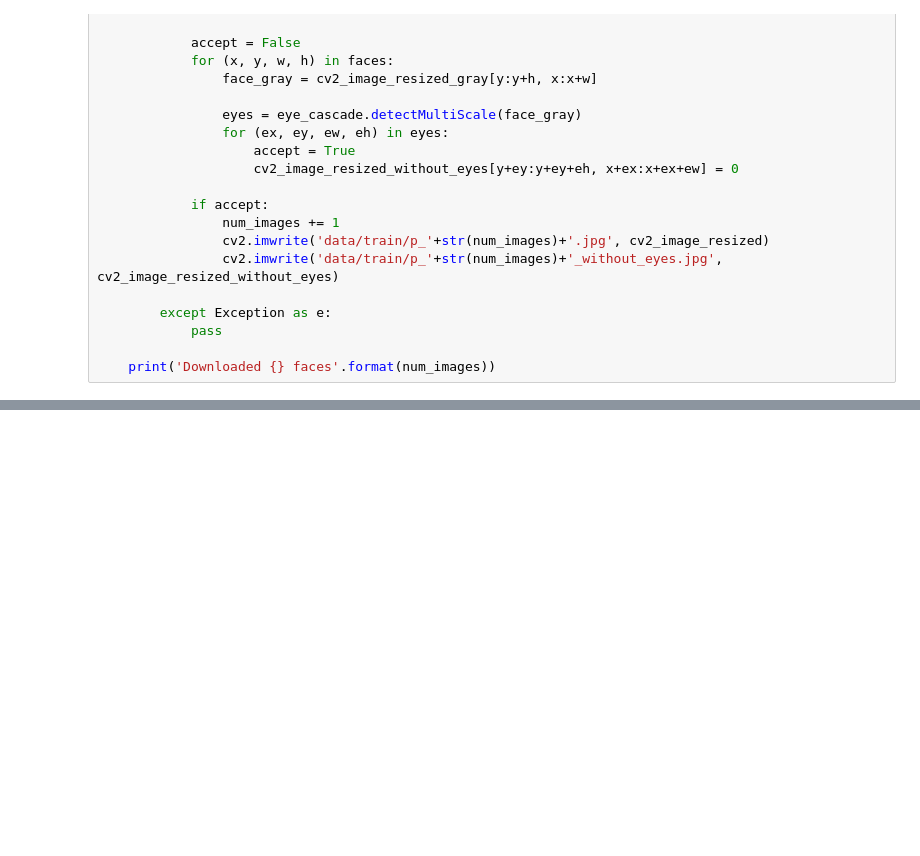
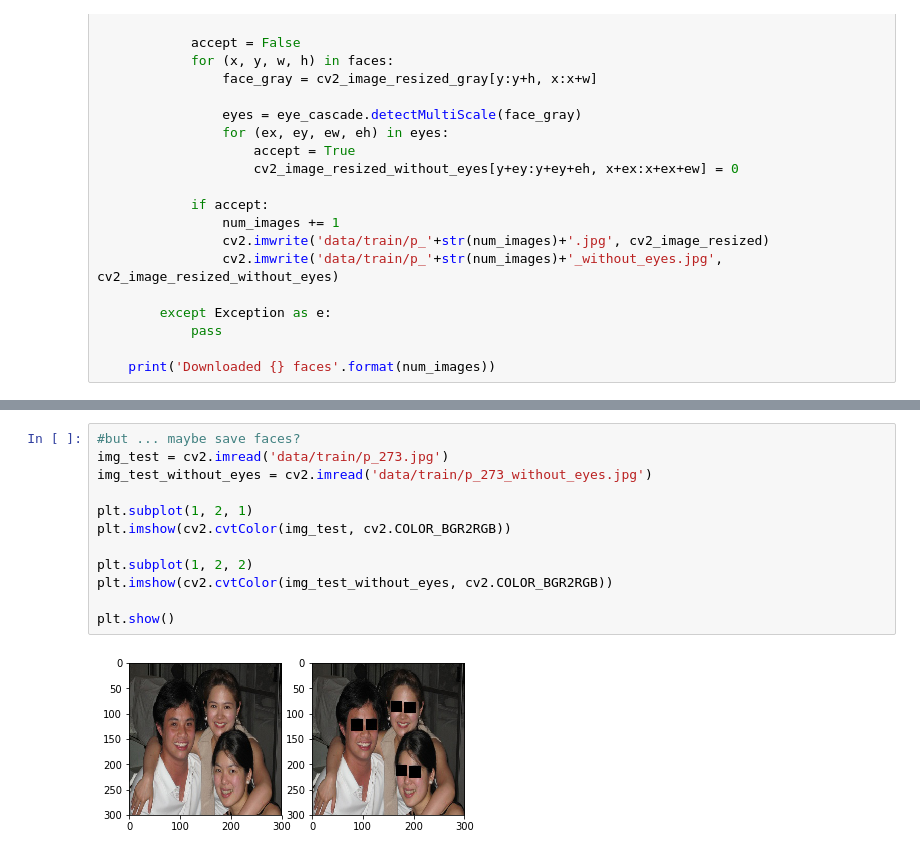
Before and after one commit to pspspss/eyencoder, a Jupyter notebook: eyencoder.ipynb, the cells around one changed output, grey strips where cells are left out. Cells and saved outputs as stored; diff of their text form; blank space fills up the shorter version.

Commit message:
Face scrap

```diff
--- a/eyencoder.ipynb
+++ b/eyencoder.ipynb
@@ -61,0 +103,14 @@ try_get_people_face(links)
+# %%
+#but ... maybe save faces?
+img_test = cv2.imread('data/train/p_273.jpg')
+img_test_without_eyes = cv2.imread('data/train/p_273_without_eyes.jpg')
+
+plt.subplot(1, 2, 1)
+plt.imshow(cv2.cvtColor(img_test, cv2.COLOR_BGR2RGB))
+
+plt.subplot(1, 2, 2)
+plt.imshow(cv2.cvtColor(img_test_without_eyes, cv2.COLOR_BGR2RGB))
+
+plt.show()
+# %% [output]
+[figure, added]
```
Also changed, not shown: parts of 4 cells of this notebook.
